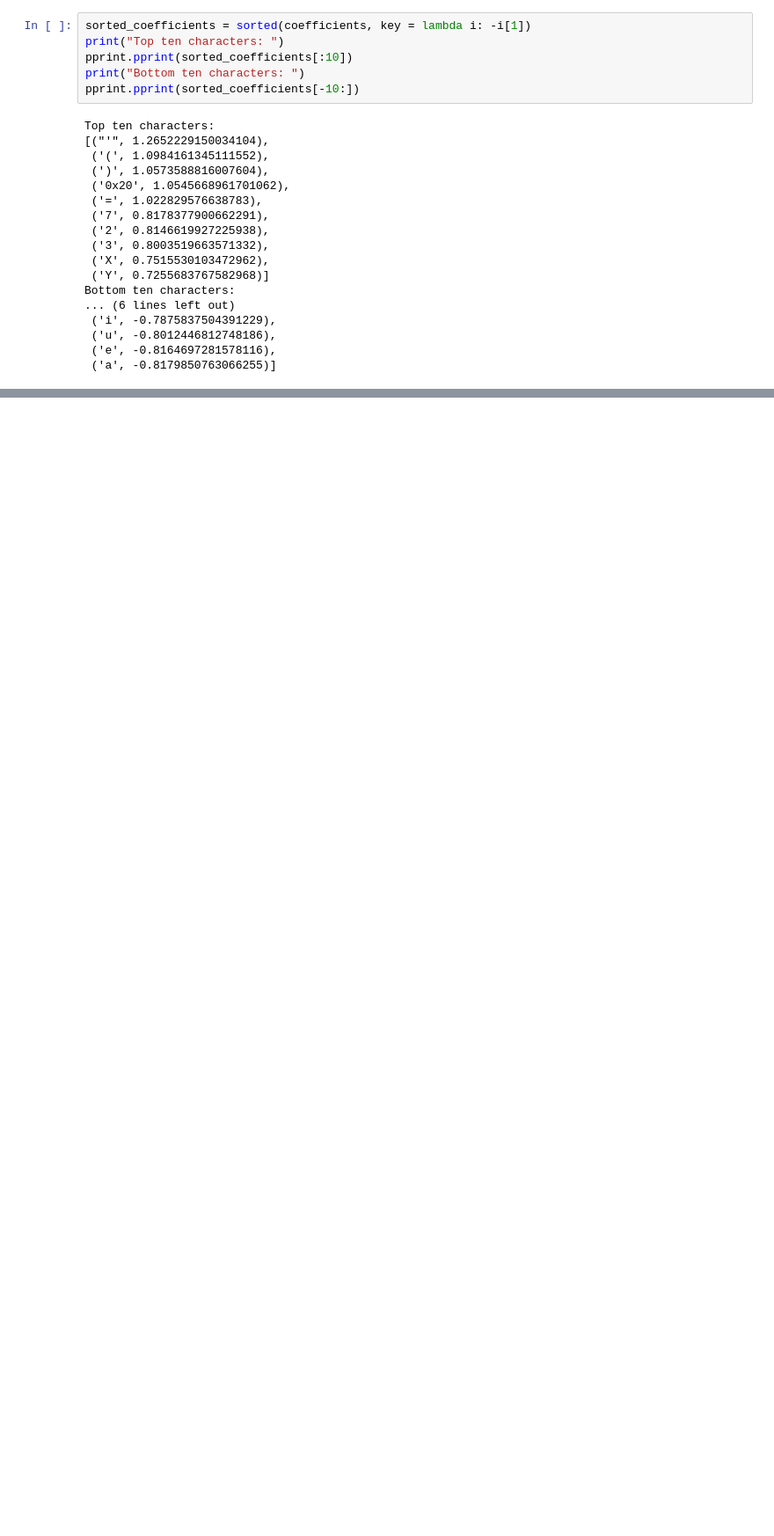
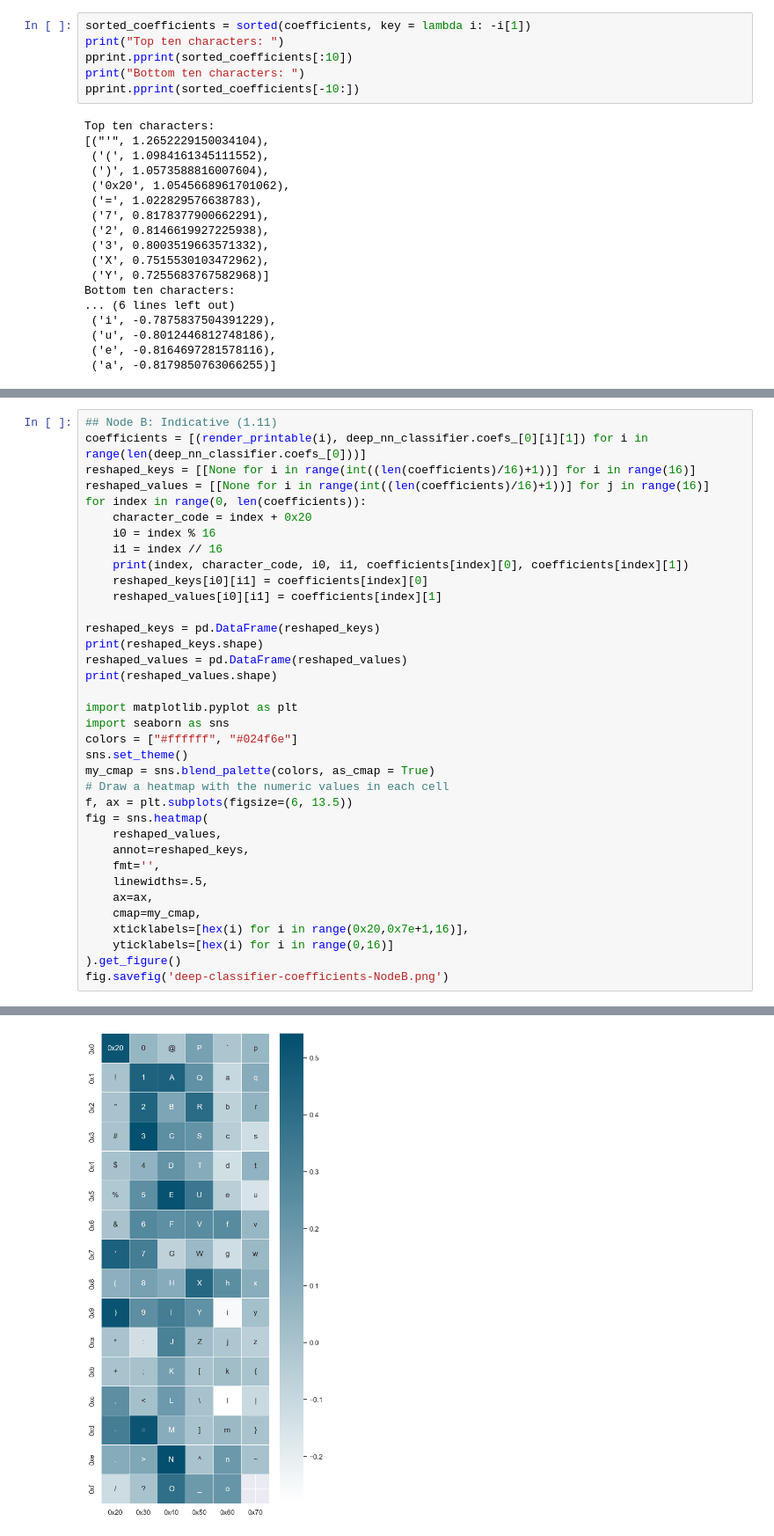
Before and after one commit to jdwhitaker/hybrid-vigor, a Jupyter notebook: main.ipynb, the cells around one changed output, grey strips where cells are left out. Shown: that part at 88% size. Cells and saved outputs as stored; diff of their text form; blank space fills up the shorter version.

```diff
--- a/main.ipynb
+++ b/main.ipynb
@@ -284,0 +408,37 @@ array([0])
+# %%
+## Node B: Indicative (1.11)
+coefficients = [(render_printable(i), deep_nn_classifier.coefs_[0][i][1]) for i in range(len(deep_nn_classifier.coefs_[0]))]
+reshaped_keys = [[None for i in range(int((len(coefficients)/16)+1))] for i in range(16)]
+reshaped_values = [[None for i in range(int((len(coefficients)/16)+1))] for j in range(16)]
+for index in range(0, len(coefficients)):
+    character_code = index + 0x20
+    i0 = index % 16
+    i1 = index // 16
+    print(index, character_code, i0, i1, coefficients[index][0], coefficients[index][1])
+    reshaped_keys[i0][i1] = coefficients[index][0]
+    reshaped_values[i0][i1] = coefficients[index][1]
+
+reshaped_keys = pd.DataFrame(reshaped_keys)
+print(reshaped_keys.shape)
+reshaped_values = pd.DataFrame(reshaped_values)
+print(reshaped_values.shape)
+
+import matplotlib.pyplot as plt
+import seaborn as sns
+colors = ["#ffffff", "#024f6e"]
+sns.set_theme()
+my_cmap = sns.blend_palette(colors, as_cmap = True)
+# Draw a heatmap with the numeric values in each cell
+f, ax = plt.subplots(figsize=(6, 13.5))
+fig = sns.heatmap(
+    reshaped_values,
+    annot=reshaped_keys,
+    fmt='',
+    linewidths=.5,
+    ax=ax,
+    cmap=my_cmap,
+    xticklabels=[hex(i) for i in range(0x20,0x7e+1,16)],
+    yticklabels=[hex(i) for i in range(0,16)]
+).get_figure()
+fig.savefig('deep-classifier-coefficients-NodeB.png')
+# %% [output]
@@ -284,0 +462 @@ array([0])
+[figure, added]
```
Also changed, not shown: parts of 9 cells of this notebook, 2 other files.
